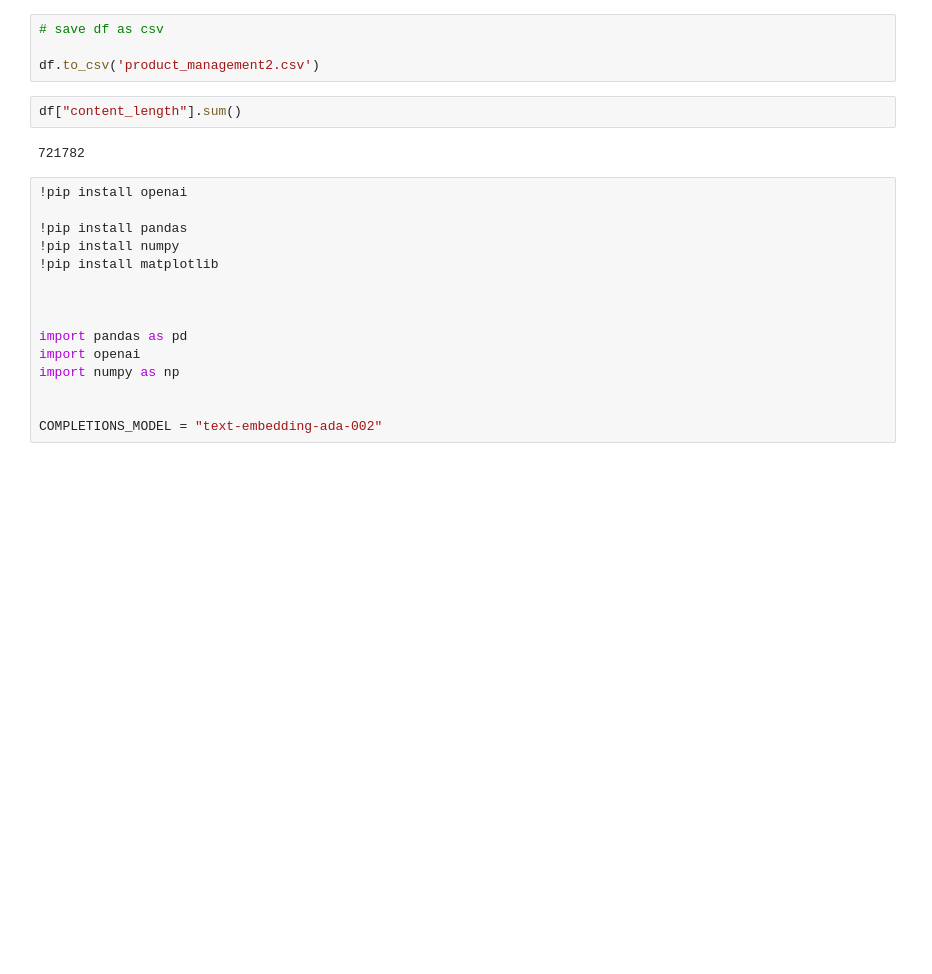
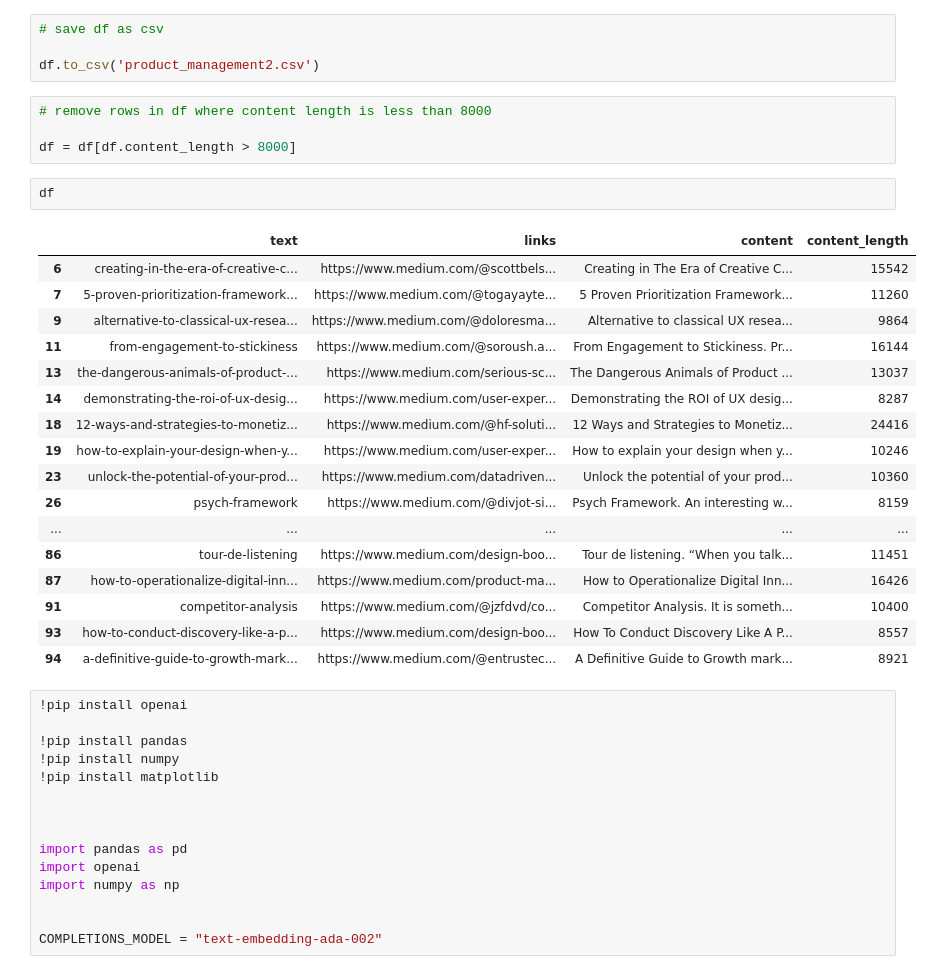
Before and after one commit to annasba07/product-manager-companion, a Jupyter notebook: Medium Article Scraping.ipynb, the cells around one changed output. Cells and saved outputs as stored; diff of their text form; blank space fills up the shorter version.

```diff
--- a/Medium Article Scraping.ipynb
+++ b/Medium Article Scraping.ipynb
@@ -313,10 +313,30 @@ df
 # save df as csv
 
 df.to_csv('product_management2.csv')
+# %%
+# remove rows in df where content length is less than 8000
+
+df = df[df.content_length > 8000]
 # %%
-df["content_length"].sum()
+df
 # %% [output]
-721782
+|  | text | links | content | content_length |
+| 6 | creating-in-the-era-of-creative-c... | https://www.medium.com/@scottbels... | Creating in The Era of Creative C... | 15542 |
+| 7 | 5-proven-prioritization-framework... | https://www.medium.com/@togayayte... | 5 Proven Prioritization Framework... | 11260 |
+| 9 | alternative-to-classical-ux-resea... | https://www.medium.com/@doloresma... | Alternative to classical UX resea... | 9864 |
+| 11 | from-engagement-to-stickiness | https://www.medium.com/@soroush.a... | From Engagement to Stickiness. Pr... | 16144 |
+| 13 | the-dangerous-animals-of-product-... | https://www.medium.com/serious-sc... | The Dangerous Animals of Product ... | 13037 |
+| 14 | demonstrating-the-roi-of-ux-desig... | https://www.medium.com/user-exper... | Demonstrating the ROI of UX desig... | 8287 |
+| 18 | 12-ways-and-strategies-to-monetiz... | https://www.medium.com/@hf-soluti... | 12 Ways and Strategies to Monetiz... | 24416 |
+| 19 | how-to-explain-your-design-when-y... | https://www.medium.com/user-exper... | How to explain your design when y... | 10246 |
+| 23 | unlock-the-potential-of-your-prod... | https://www.medium.com/datadriven... | Unlock the potential of your prod... | 10360 |
+| 26 | psych-framework | https://www.medium.com/@divjot-si... | Psych Framework. An interesting w... | 8159 |
+| ... | ... | ... | ... | ... |
+| 86 | tour-de-listening | https://www.medium.com/design-boo... | Tour de listening. “When you talk... | 11451 |
+| 87 | how-to-operationalize-digital-inn... | https://www.medium.com/product-ma... | How to Operationalize Digital Inn... | 16426 |
+| 91 | competitor-analysis | https://www.medium.com/@jzfdvd/co... | Competitor Analysis. It is someth... | 10400 |
+| 93 | how-to-conduct-discovery-like-a-p... | https://www.medium.com/design-boo... | How To Conduct Discovery Like A P... | 8557 |
+| 94 | a-definitive-guide-to-growth-mark... | https://www.medium.com/@entrustec... | A Definitive Guide to Growth mark... | 8921 |
 # %%
 !pip install openai
 
```
Also changed, not shown: parts of 1 cell of this notebook.
